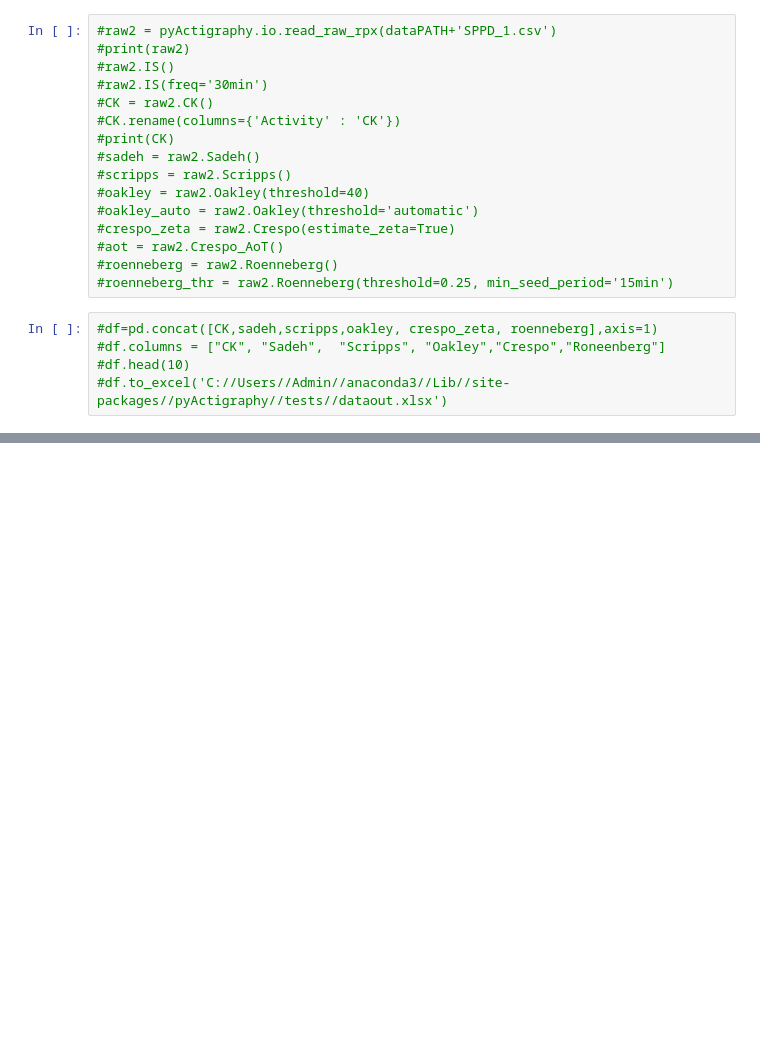
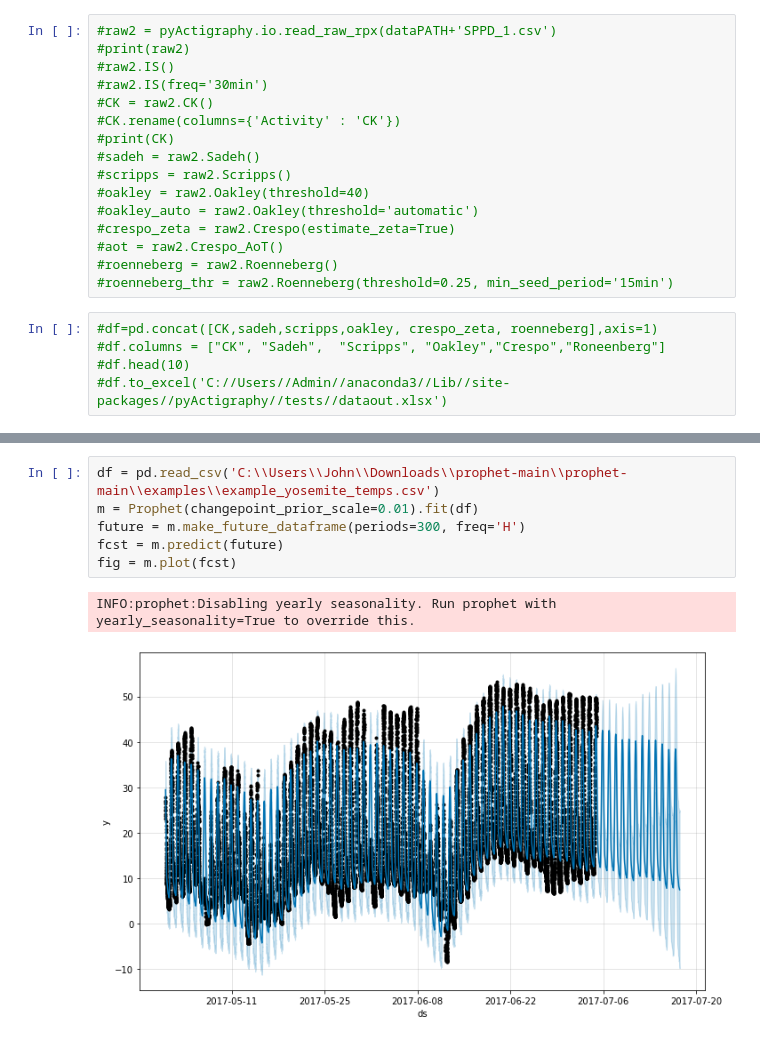
Before and after one commit to MDT-UCH-Collaboration/perceive, a Jupyter notebook: AlexB_SleepStudy/pyAct/pyActOut.ipynb, the cells around one changed output, grey strips where cells are left out. Saved outputs shown, nothing was run; the diff lists cells and outputs as text; blank space fills up the shorter version.

```diff
--- a/AlexB_SleepStudy/pyAct/pyActOut.ipynb
+++ b/AlexB_SleepStudy/pyAct/pyActOut.ipynb
@@ -389,0 +259,9 @@ def runPYactDAT(dataPATH , rawFILE , plotFlag , savePATH):
+# %%
+df = pd.read_csv('C:\\Users\\John\\Downloads\\prophet-main\\prophet-main\\examples\\example_yosemite_temps.csv')
+m = Prophet(changepoint_prior_scale=0.01).fit(df)
+future = m.make_future_dataframe(periods=300, freq='H')
+fcst = m.predict(future)
+fig = m.plot(fcst)
+# %% [output]
+INFO:prophet:Disabling yearly seasonality. Run prophet with yearly_seasonality=True to override this.
+[figure, added]
```
Also changed, not shown: parts of 9 cells of this notebook.
